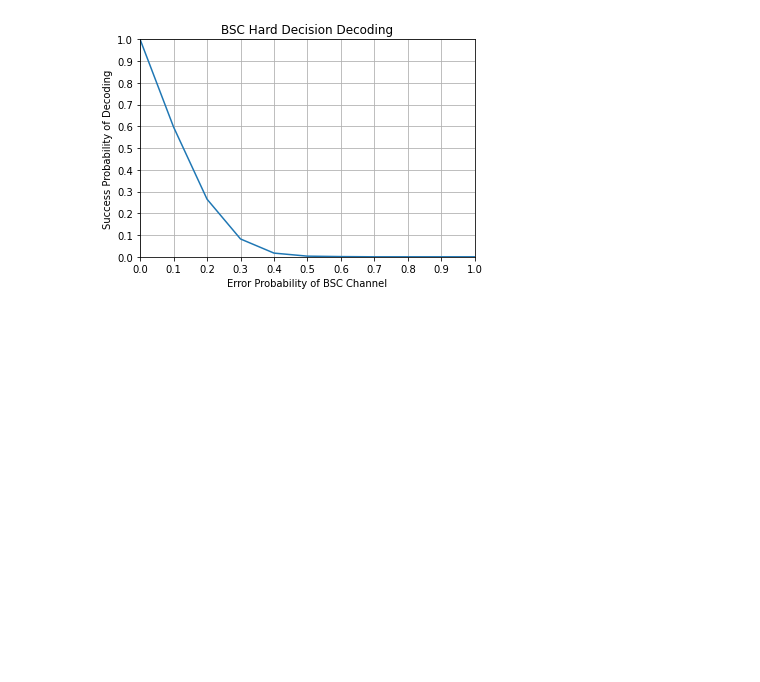
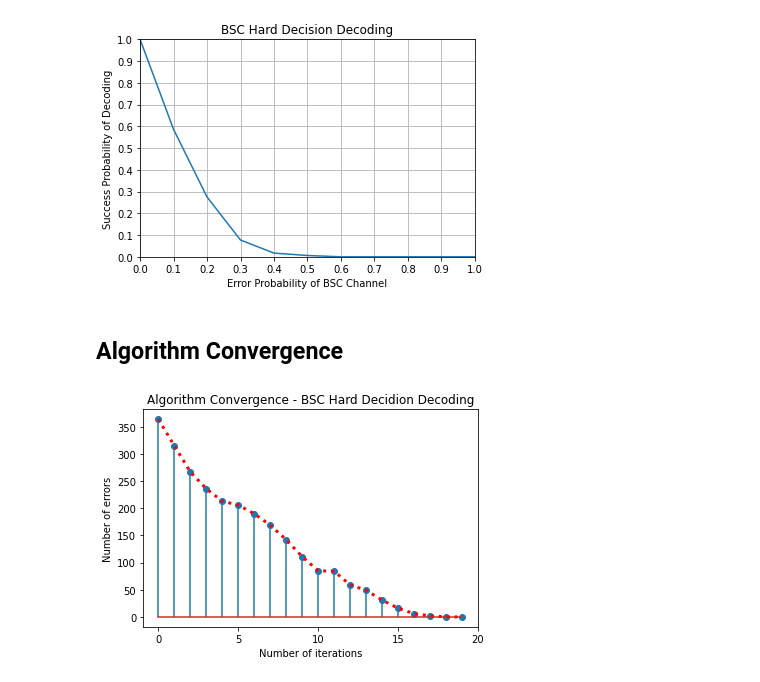
Before and after one commit to chintansuthar72/LDPC-codes, a Jupyter notebook: BSC_HARD_DECISION DECODING/BSC_HardDecisionDecoding.ipynb, the cells around one changed output. Cells and saved outputs as stored; diff of their text form; code cells hidden in the pictures; blank space fills up the shorter version.

Commit message:
added Algorithm convergence

```diff
--- a/BSC_HARD_DECISION DECODING/BSC_HardDecisionDecoding.ipynb
+++ b/BSC_HARD_DECISION DECODING/BSC_HardDecisionDecoding.ipynb
@@ -4,7 +4,7 @@ import scipy.io as sio
 import matplotlib.pyplot as plt
 import random
 
-mat = sio.loadmat('H_matrix/Hmatrix.mat') # Load Parity Check Matrix From Matlab File
+mat = sio.loadmat('H_matrix/Hmatrix1.mat') # Load Parity Check Matrix From Matlab File
 H = mat['H'] # Parity Check Matrix
 # %%
 def BSC(encodedM, probability):
@@ -157,3 +159,5 @@ plt.grid()
 plt.show()
 # %% [output]
 [figure]
+# %% [markdown]
+## Algorithm Convergence
@@ -159,0 +258,10 @@ plt.show()
+# %%
+plt.stem(errors_per_iterations)
+plt.plot(errors_per_iterations,'r:',linewidth=3)
+plt.title('Algorithm Convergence - BSC Hard Decidion Decoding')
+plt.xlabel('Number of iterations')
+plt.xticks(np.arange(0,len(errors_per_iterations)+5,5))
+plt.ylabel('Number of errors')
+plt.show()
+# %% [output]
+[figure, added]
```
Also changed, not shown: parts of 2 cells of this notebook.
